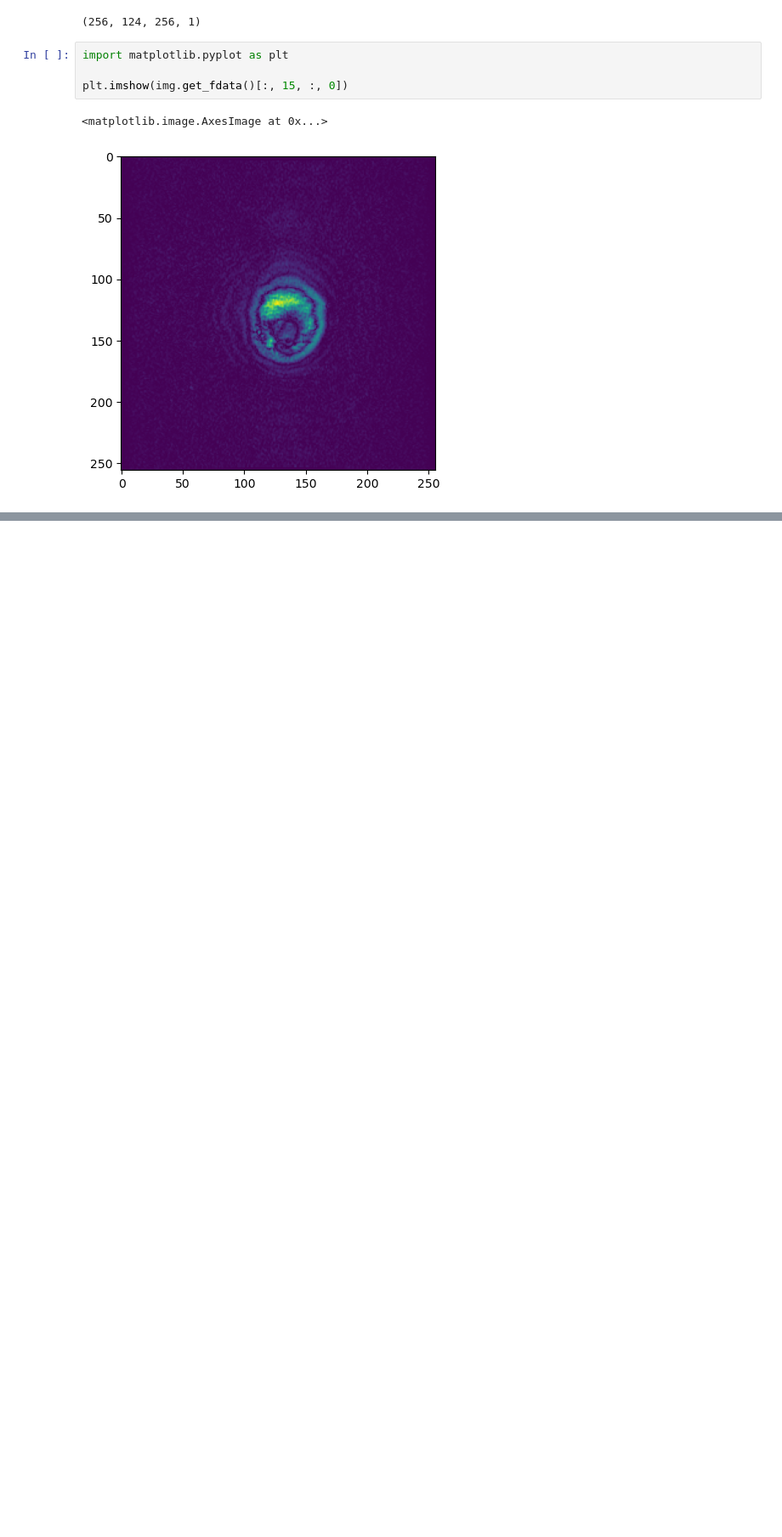
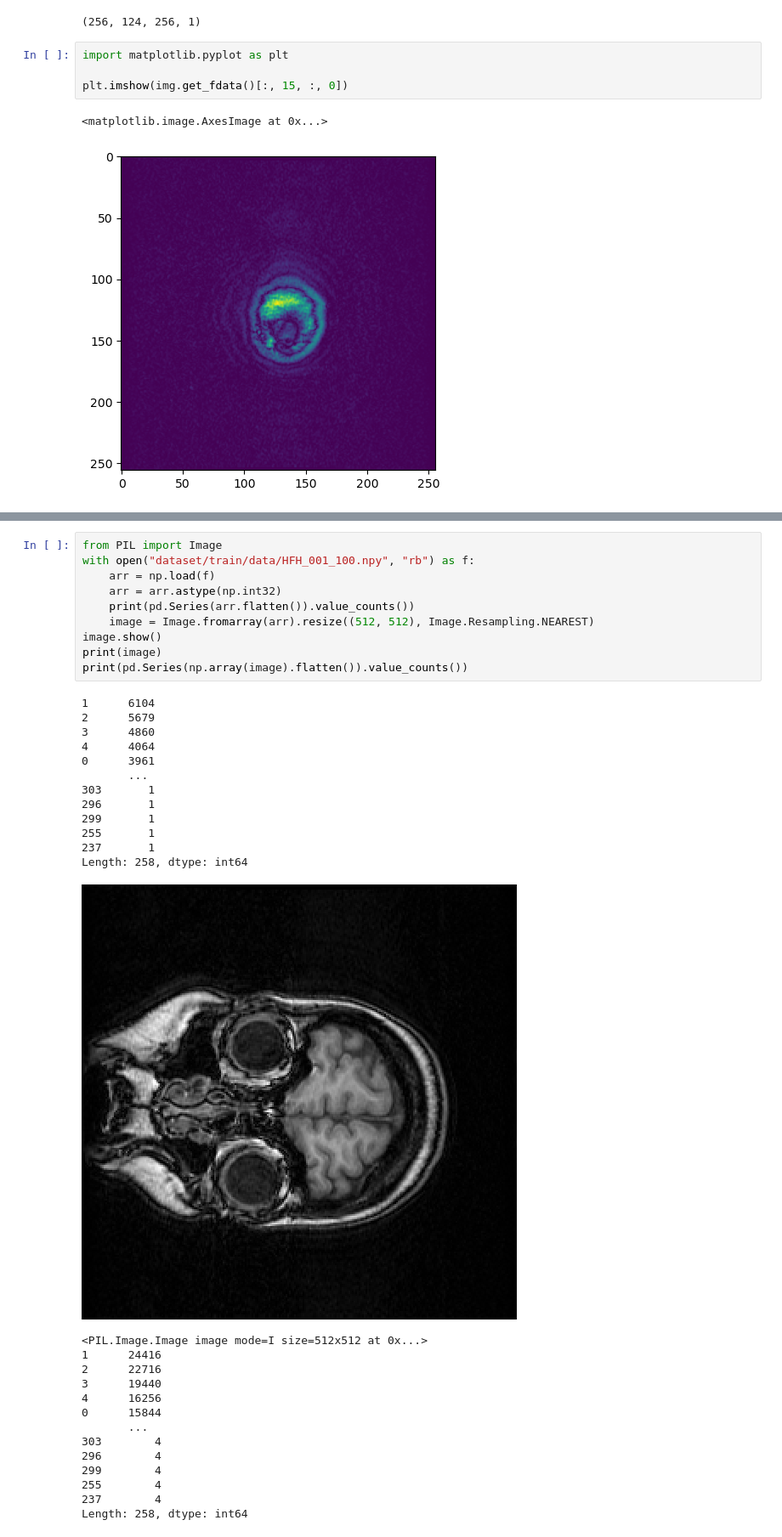
Before and after one commit to MinhyukWoo/keras_lecture, a Jupyter notebook: deep_learning_with_python/hippocampus/test.ipynb, the cells around one changed output, grey strips where cells are left out. Shown at 85% size. Drawn from its saved outputs; the diff is of its cells as text; blank space fills up the shorter version.

```diff
--- a/deep_learning_with_python/hippocampus/test.ipynb
+++ b/deep_learning_with_python/hippocampus/test.ipynb
@@ -18,0 +221,37 @@ plt.imshow(img.get_fdata()[:, 15, :, 0])
+# %%
+from PIL import Image
+with open("dataset/train/data/HFH_001_100.npy", "rb") as f:
+    arr = np.load(f)
+    arr = arr.astype(np.int32)
+    print(pd.Series(arr.flatten()).value_counts())
+    image = Image.fromarray(arr).resize((512, 512), Image.Resampling.NEAREST)
+image.show()
+print(image)
+print(pd.Series(np.array(image).flatten()).value_counts())
+# %% [output]
+1      6104
+2      5679
+3      4860
+4      4064
+0      3961
+       ...
+303       1
+296       1
+299       1
+255       1
+237       1
+Length: 258, dtype: int64
+[figure, added]
+<PIL.Image.Image image mode=I size=512x512 at 0x...>
+1      24416
+2      22716
+3      19440
+4      16256
+0      15844
+       ...
+303        4
+296        4
+299        4
+255        4
+237        4
+Length: 258, dtype: int64
```
Also changed, not shown: parts of 19 cells of this notebook, 1 other file.
